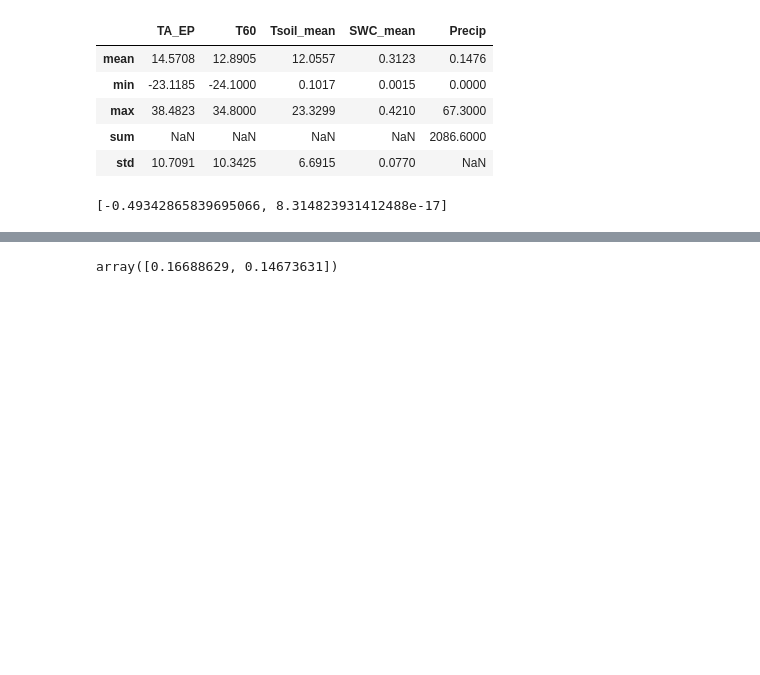
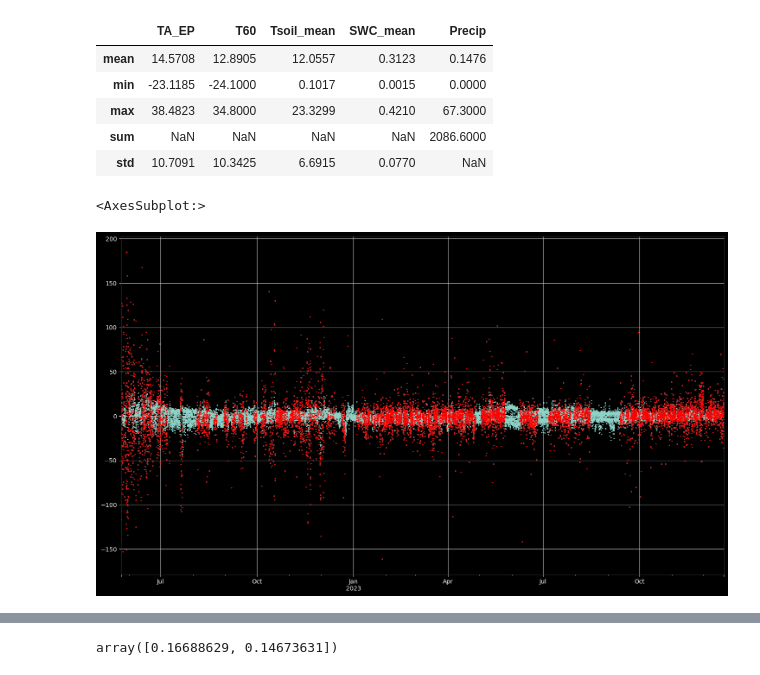
Before and after one commit to ottobriner/atmos-flux-data, a Jupyter notebook: atmos-budget.ipynb, the cells around one changed output, grey strips where cells are left out. Saved outputs shown, nothing was run; the diff lists cells and outputs as text; code cells hidden in the pictures; blank space fills up the shorter version.

```diff
--- a/atmos-budget.ipynb
+++ b/atmos-budget.ipynb
@@ -144,12 +164,10 @@ annualmet
 | max | 38.4823 | 34.8000 | 23.3299 | 0.4210 | 67.3000 |
 | sum | NaN | NaN | NaN | NaN | 2086.6000 |
 | std | 10.7091 | 10.3425 | 6.6915 | 0.0770 | NaN |
-# %%
-# cols = [f'FCH4_F{i}_RF' for i in range(1,11)]
-cols = [f'FCH4_f' for i in range(1,11)]
-model_sum = l3.loc[:, cols].sum(axis=0) * 1800 / 1000 / 1000 * 12.01
-ch4_budget = [model_sum.mean(), model_sum.std() * 1.4210]
-ch4_budget
-# model_sum
-# %% [output]
-[-0.49342865839695066, 8.314823931412488e-17]
+# %%
+fig, ax = plt.subplots()
+l3.loc[:, 'FCH4_F_RF'].plot(ax=ax, **point_marker_style)
+(l3.loc[:, 'ch4_flux'] * 1000).plot(ax=ax, color = 'r', **point_marker_style)
+# %% [output]
+<AxesSubplot:>
+[figure, added]
```
Also changed, not shown: parts of 14 cells of this notebook.
